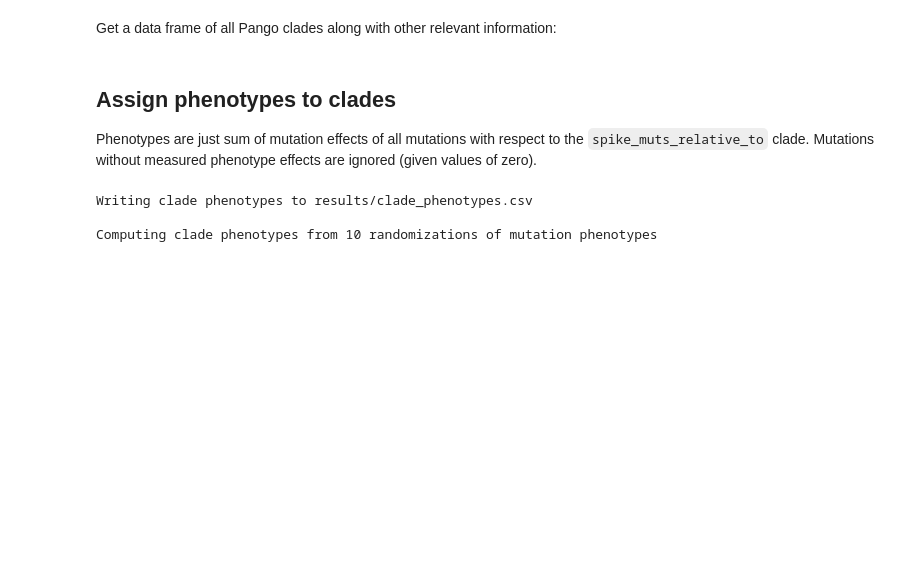
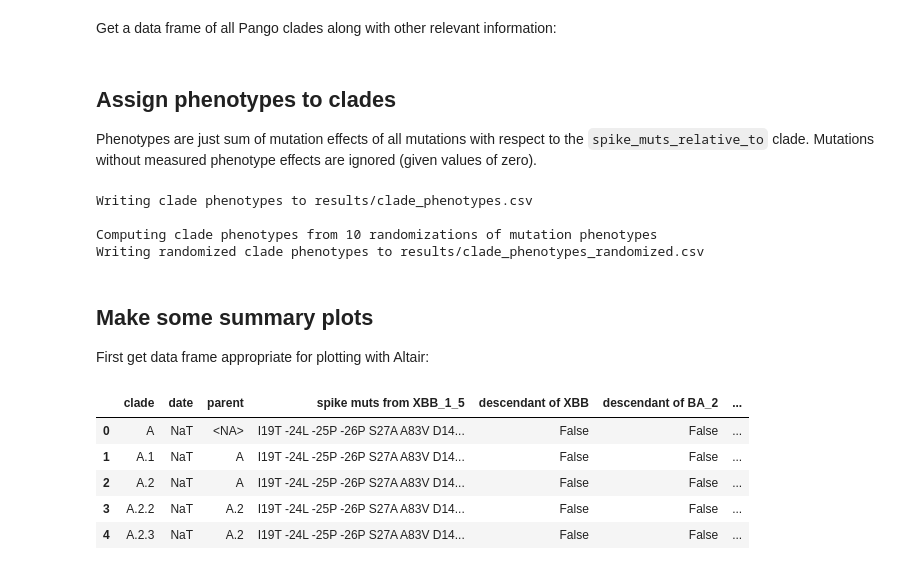
Before and after one commit to jbloomlab/SARS2-spike-predictor-phenos, a Jupyter notebook: SARS2-spike-predictor-phenos.ipynb, the cells around one changed output. Saved outputs shown, nothing was run; the diff lists cells and outputs as text; code cells hidden in the pictures; blank space fills up the shorter version.

Commit message:
start making plot

```diff
--- a/SARS2-spike-predictor-phenos.ipynb
+++ b/SARS2-spike-predictor-phenos.ipynb
@@ -3,6 +3,7 @@
 
 Import Python modules:
 # %%
+import gzip
 import json
 import os
 import urllib.request
@@ -14,6 +15,8 @@ import numpy
 import pandas as pd
 
 import ruamel.yaml as yaml
+
+_ = alt.data_transformers.disable_max_rows()
 # %% [markdown]
 Read the configuration YAML:
 # %%
@@ -55,8 +58,15 @@ for ref_clade, ref_clade_d in config["mutation_phenotype_csvs"].items():
                 var_name="phenotype",
                 value_name="mutation_effect",
             )
-            .assign(ref_clade=ref_clade, phenotype_category=phenotype_category)
-            [["ref_clade", "phenotype_category", "phenotype", *req_cols, "mutation_effect"]]
+            .assign(
+                ref_clade=ref_clade,
+                phenotype=lambda x: (
+                    phenotype_category
+                    if len(pheno_cols) == 1 and pheno_cols[0] == phenotype_category
+                    else phenotype_category + " " + x["phenotype"]
+                ),
+            )
+            [["ref_clade", "phenotype", *req_cols, "mutation_effect"]]
             .query("mutation_effect.notnull()")
             .query("wildtype != mutant")  # drop any wildtype to wildtype mutations
         )
@@ -71,7 +81,7 @@ mutation_phenotypes.to_csv(mutation_phenotypes_csv, index=False, float_format="%
 n_randomizations = config["n_randomizations"]
 print(f"\nNow randomizing each mutation phenotype {n_randomizations} times")
 mutation_phenotypes_randomized = []
-for _, df in mutation_phenotypes.groupby(["ref_clade", "phenotype_category", "phenotype"]):
+for _, df in mutation_phenotypes.groupby(["ref_clade", "phenotype"]):
     for random_seed in range(n_randomizations):
         numpy.random.seed(random_seed)
         mutation_phenotypes_randomized.append(
@@ -175,18 +214,21 @@ for clade, clade_d in pango_clades.items():
         "date": clade_d["designationDate"] if clade_d["designationDate"] else pd.NA,
         "parent": clade_d["parent"] if clade_d["parent"] else pd.NA,
         **{
-            f"spike_muts_relative_to_{ref_clade}":
+            f"spike muts from {ref_clade}":
                 relative_mutations(spike_muts, ref_clade_spike_muts[ref_clade])
             for ref_clade in ref_clades
         },
         **{
-            f"descendant_of_{ancestor}": is_descendant_of(clade, ancestor)
+            f"descendant of {ancestor}": is_descendant_of(clade, ancestor)
             for ancestor in config["classify_descendants_of"]
         },
 
     }
 
 clades_df = pd.DataFrame.from_dict(clades_df, orient="index").reset_index(names="clade")
+
+# add growth information
+clades_df = clades_df.merge(pango_growth, on="clade", validate="one_to_one", how="left")
 # %% [markdown]
 ## Assign phenotypes to clades
 Phenotypes are just sum of mutation effects of all mutations with respect to the `spike_muts_relative_to` clade.
@@ -229,21 +271,20 @@ class PhenotypeAssigner:
 # assign clade phenotypes, Hamming distance from reference, and mutation lists as strings
 clade_phenos = clades_df.copy()
 new_clade_pheno_cols = []
-for (ref_clade, phenotype_category, phenotype), df in mutation_phenotypes.groupby(
-    ["ref_clade", "phenotype_category", "phenotype"]
+for (ref_clade, phenotype), df in mutation_phenotypes.groupby(
+    ["ref_clade", "phenotype"],
+    sort=False,
 ):
-    if (";" in ref_clade) or (";" in phenotype_category) or (";" in phenotype):
-        raise ValueError(f"Cannot have ';' in {ref_clade=} or {phenotype_category=} or {phenotype=}")
     phenos = PhenotypeAssigner(df)
     new_clade_pheno_cols.append(
-        clade_phenos[f"spike_muts_relative_to_{ref_clade}"].map(phenos.phenotype).rename(
-            f"{ref_clade}; {phenotype_category}; {phenotype}"
+        clade_phenos[f"spike muts from {ref_clade}"].map(phenos.phenotype).rename(
+            f"{phenotype} relative to {ref_clade}"
         )
     )
 for ref_clade in ref_clades:
-    col = f"spike_muts_relative_to_{ref_clade}"
+    col = f"spike muts from {ref_clade}"
     new_clade_pheno_cols.append(
-        clade_phenos[col].map(len).rename(f"{ref_clade}; Hamming distance; Hamming distance")
+        clade_phenos[col].map(len).rename(f"Hamming distance relative to {ref_clade}")
     )
     clade_phenos[col] = clade_phenos[col].map(
         lambda mutlist: " ".join(f"{wt}{r}{m}" for (wt, r, m) in mutlist)
@@ -258,22 +299,22 @@ clade_phenos.to_csv(clade_phenotypes_csv, index=False, float_format="%.4g")
 print(f"\nComputing clade phenotypes from {n_randomizations} randomizations of mutation phenotypes")
 clade_phenos_randomized = clades_df.copy()
 new_clade_pheno_randomized_cols = []
-for (random_seed, ref_clade, phenotype_category, phenotype), df in mutation_phenotypes_randomized.groupby(
-    ["random_seed", "ref_clade", "phenotype_category", "phenotype"]
+for (random_seed, ref_clade, phenotype), df in mutation_phenotypes_randomized.groupby(
+    ["random_seed", "ref_clade", "phenotype"]
 ):
-    if (";" in ref_clade) or (";" in phenotype_category) or (";" in phenotype):
-        raise ValueError(f"Cannot have ';' in {ref_clade=} or {phenotype_category=} or {phenotype=}")
     phenos = PhenotypeAssigner(df)
     new_clade_pheno_randomized_cols.append(
-        clade_phenos_randomized[f"spike_muts_relative_to_{ref_clade}"].map(phenos.phenotype).rename(
-            f"{random_seed}; {ref_clade}; {phenotype_category}; {phenotype}"
+        clade_phenos_randomized[f"spike muts from {ref_clade}"].map(phenos.phenotype).rename(
+            f"random_{random_seed} {phenotype} relative to {ref_clade}"
         )
     )
 for ref_clade in ref_clades:
-    col = f"spike_muts_relative_to_{ref_clade}"
+    col = f"spike muts from {ref_clade}"
     for random_seed in mutation_phenotypes_randomized["random_seed"].unique():
         new_clade_pheno_randomized_cols.append(
-            clade_phenos_randomized[col].map(len).rename(f"{random_seed}; {ref_clade}; Hamming distance; Hamming distance")
+            clade_phenos_randomized[col].map(len).rename(
+                f"random_{random_seed} Hamming distance relative to {ref_clade}"
+            )
         )
     clade_phenos_randomized[col] = clade_phenos_randomized[col].map(
         lambda mutlist: " ".join(f"{wt}{r}{m}" for (wt, r, m) in mutlist)
@@ -287,3 +328,29 @@ clade_phenos_randomized.to_csv(clade_phenotypes_randomized_csv, index=False, flo
 Writing clade phenotypes to results/clade_phenotypes.csv
 
 Computing clade phenotypes from 10 randomizations of mutation phenotypes
+Writing randomized clade phenotypes to results/clade_phenotypes_randomized.csv
+# %% [markdown]
+## Make some summary plots
+First get data frame appropriate for plotting with Altair:
+# %%
+# for Altair plotting, remove "." in column names as these cause problems,
+# and make date column into dates
+clade_phenos_alt_df = (
+    clade_phenos
+    .rename(columns={c: c.replace(".", "_") for c in clade_phenos.columns})
+    .assign(date=lambda x: pd.to_datetime(x["date"]))
+)
+
+pheno_cols = clade_phenos_alt_df.columns.tolist()[
+    clade_phenos_alt_df.columns.tolist().index("clade growth HDI 95") + 1:
+]
+assert all(col.split()[-3: -1] == ["relative", "to"] for col in pheno_cols)
+
+clade_phenos_alt_df.head()
+# %% [output]
+|  | clade | date | parent | spike muts from XBB_1_5 | descendant of XBB | descendant of BA_2 | ... |
+| 0 | A | NaT | <NA> | I19T -24L -25P -26P S27A A83V D14... | False | False | ... |
+| 1 | A.1 | NaT | A | I19T -24L -25P -26P S27A A83V D14... | False | False | ... |
+| 2 | A.2 | NaT | A | I19T -24L -25P -26P S27A A83V D14... | False | False | ... |
+| 3 | A.2.2 | NaT | A.2 | I19T -24L -25P -26P S27A A83V D14... | False | False | ... |
+| 4 | A.2.3 | NaT | A.2 | I19T -24L -25P -26P S27A A83V D14... | False | False | ... |
```
Also changed, not shown: parts of 5 cells of this notebook, 1 other file.
